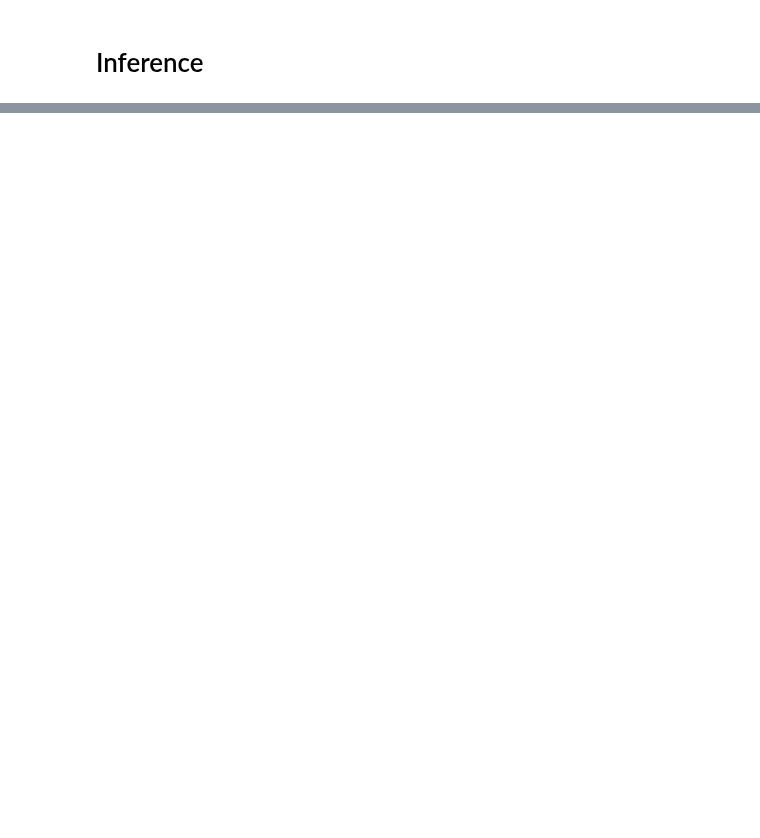
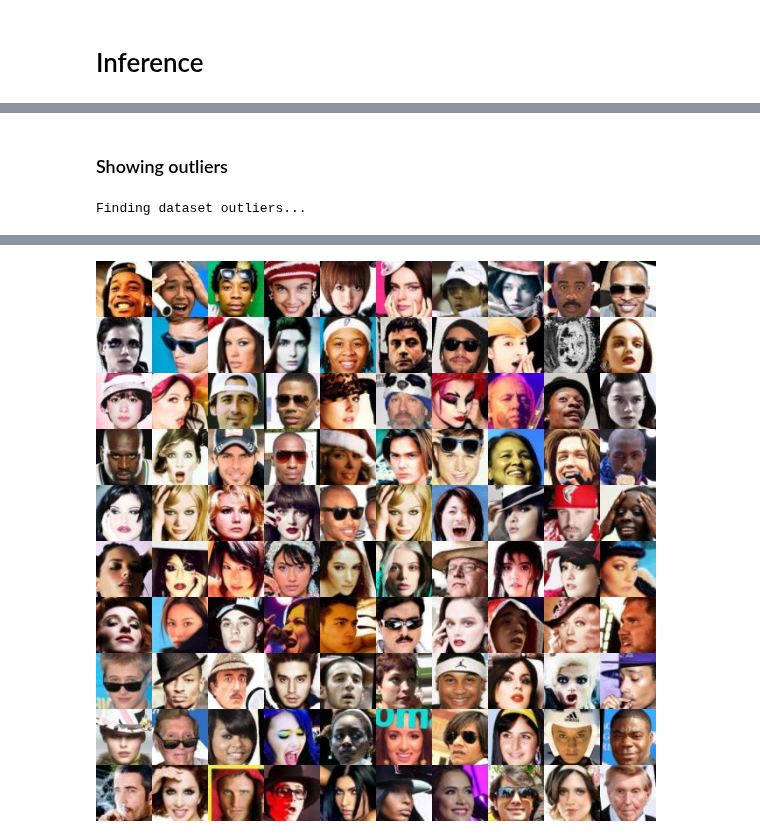
Before and after one commit to probml/probml-notebooks, a Jupyter notebook: notebooks/mix_PPCA_celeba.ipynb, the cells around one changed output, grey strips where cells are left out. Cells and saved outputs as stored; diff of their text form; code cells hidden in the pictures; blank space fills up the shorter version.

```diff
--- a/notebooks/mix_PPCA_celeba.ipynb
+++ b/notebooks/mix_PPCA_celeba.ipynb
@@ -786,0 +197,13 @@ WARNING:root:Lossy conversion from float32 to uint8. Range [0, 1]. Convert image
+# %%
+ print('Visualizing the trained model...')
+model_image = visualize_model(model, image_shape=image_shape, end_component=10)
+fname = os.path.join(figures_dir, 'model.jpg')
+imwrite(fname, model_image)
+display(Image(fname))
+
+print('Generating random samples...')
+rnd_samples, _ = model.sample(100, with_noise=False)
+mosaic = samples_to_mosaic(rnd_samples, image_shape=image_shape)
+fname = os.path.join(figures_dir, 'samples.jpg')
+imwrite(fname, mosaic)
+display(Image(fname))
@@ -786,0 +217,20 @@ WARNING:root:Lossy conversion from float32 to uint8. Range [0, 1]. Convert image
+# %% [markdown]
+### Showing outliers
+# %%
+if find_outliers:
+    print('Finding dataset outliers...')
+    loader = DataLoader(test_dataset, batch_size=batch_size, shuffle=False, num_workers=8)
+    all_ll = []
+    for batch_x, _ in tqdm(loader):
+        all_ll.append(model.log_prob(batch_x.to(device)))
+    all_ll = torch.cat(all_ll, dim=0)
+    ll_sorted = torch.argsort(all_ll).cpu().numpy()
+
+    all_keys = [key for key in SequentialSampler(test_dataset)]
+    outlier_samples, _ = zip(*[test_dataset[all_keys[ll_sorted[i]]] for i in range(100)])
+    mosaic = samples_to_mosaic(torch.stack(outlier_samples), image_shape=image_shape)
+    fname = os.path.join(figures_dir, 'outliers.jpg')
+    imwrite(fname, mosaic)
+    display(Image(fname))
+# %% [output]
+Finding dataset outliers...
@@ -786,0 +238 @@ WARNING:root:Lossy conversion from float32 to uint8. Range [0, 1]. Convert image
+[figure, added]
```
Also changed, not shown: parts of 24 cells of this notebook.
